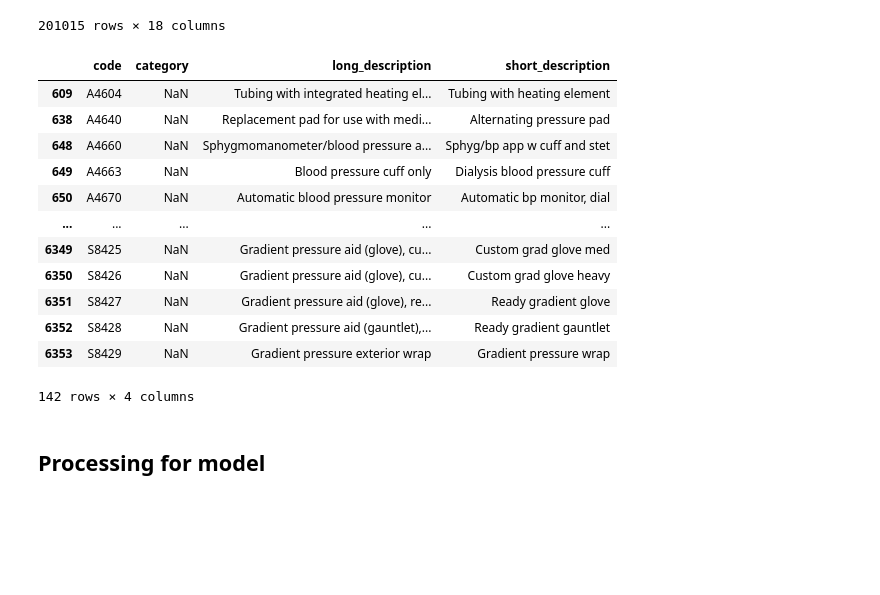
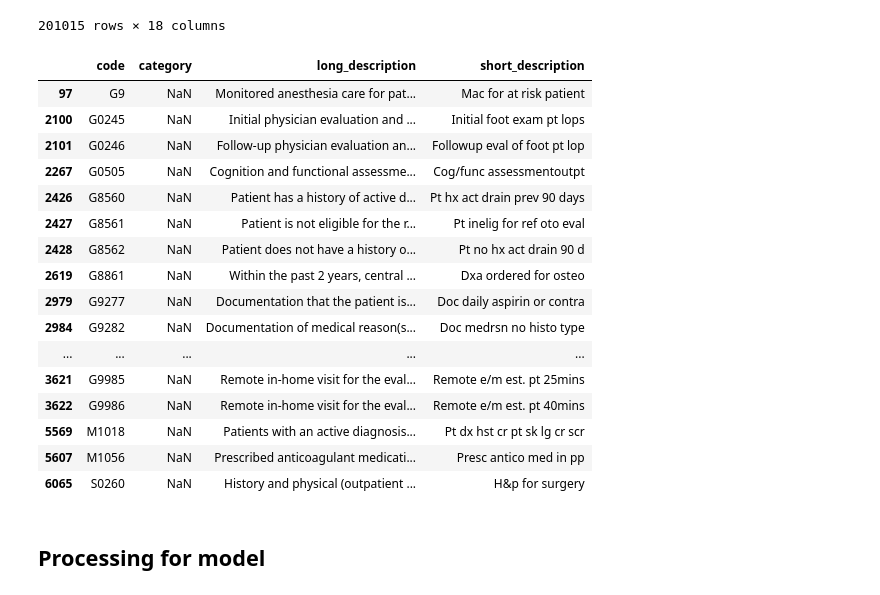
Before and after one commit to brandoncryu/disease_prediction, a Jupyter notebook: Brandon_EDA.ipynb, the cells around one changed output. Saved outputs shown, nothing was run; the diff lists cells and outputs as text; code cells hidden in the pictures; blank space fills up the shorter version.

```diff
--- a/Brandon_EDA.ipynb
+++ b/Brandon_EDA.ipynb
@@ -191,23 +191,27 @@ chart_merged[chart_merged.itemid==220277]
 | 2999986 | 12426769 | 26860378 | 30486026 | 2164-04-28 00:00:00 | 2164-04-28 00:22:00 | 220277 | 97 | 97.0 | % | 0 | ... |
 201015 rows × 18 columns
 # %%
-d_hcpc = pd.read_csv('./data/hosp/d_hcpcs.csv.gz', compression='gzip')
+d_hcpc = pd.read_csv('./data/mimic-iv-0.4/hosp/d_hcpcs.csv.gz', compression='gzip')
 # %%
-d_hcpc[d_hcpc.long_description.fillna('0').str.lower().str.contains('pressure')]
+d_hcpc[d_hcpc.long_description.fillna('0').str.lower().str.contains('history')]
 # %% [output]
 |  | code | category | long_description | short_description |
-| 609 | A4604 | NaN | Tubing with integrated heating el... | Tubing with heating element |
-| 638 | A4640 | NaN | Replacement pad for use with medi... | Alternating pressure pad |
-| 648 | A4660 | NaN | Sphygmomanometer/blood pressure a... | Sphyg/bp app w cuff and stet |
-| 649 | A4663 | NaN | Blood pressure cuff only | Dialysis blood pressure cuff |
-| 650 | A4670 | NaN | Automatic blood pressure monitor | Automatic bp monitor, dial |
+| 97 | G9 | NaN | Monitored anesthesia care for pat... | Mac for at risk patient |
+| 2100 | G0245 | NaN | Initial physician evaluation and ... | Initial foot exam pt lops |
+| 2101 | G0246 | NaN | Follow-up physician evaluation an... | Followup eval of foot pt lop |
+| 2267 | G0505 | NaN | Cognition and functional assessme... | Cog/func assessmentoutpt |
+| 2426 | G8560 | NaN | Patient has a history of active d... | Pt hx act drain prev 90 days |
+| 2427 | G8561 | NaN | Patient is not eligible for the r... | Pt inelig for ref oto eval |
+| 2428 | G8562 | NaN | Patient does not have a history o... | Pt no hx act drain 90 d |
+| 2619 | G8861 | NaN | Within the past 2 years, central ... | Dxa ordered for osteo |
+| 2979 | G9277 | NaN | Documentation that the patient is... | Doc daily aspirin or contra |
+| 2984 | G9282 | NaN | Documentation of medical reason(s... | Doc medrsn no histo type |
 | ... | ... | ... | ... | ... |
-| 6349 | S8425 | NaN | Gradient pressure aid (glove), cu... | Custom grad glove med |
-| 6350 | S8426 | NaN | Gradient pressure aid (glove), cu... | Custom grad glove heavy |
-| 6351 | S8427 | NaN | Gradient pressure aid (glove), re... | Ready gradient glove |
-| 6352 | S8428 | NaN | Gradient pressure aid (gauntlet),... | Ready gradient gauntlet |
-| 6353 | S8429 | NaN | Gradient pressure exterior wrap | Gradient pressure wrap |
+| 3621 | G9985 | NaN | Remote in-home visit for the eval... | Remote e/m est. pt 25mins |
+| 3622 | G9986 | NaN | Remote in-home visit for the eval... | Remote e/m est. pt 40mins |
+| 5569 | M1018 | NaN | Patients with an active diagnosis... | Pt dx hst cr pt sk lg cr scr |
+| 5607 | M1056 | NaN | Prescribed anticoagulant medicati... | Presc antico med in pp |
+| 6065 | S0260 | NaN | History and physical (outpatient ... | H&p for surgery |
-142 rows × 4 columns
 # %% [markdown]
 ## Processing for model
 # %%
```
Also changed, not shown: 1 other file.
